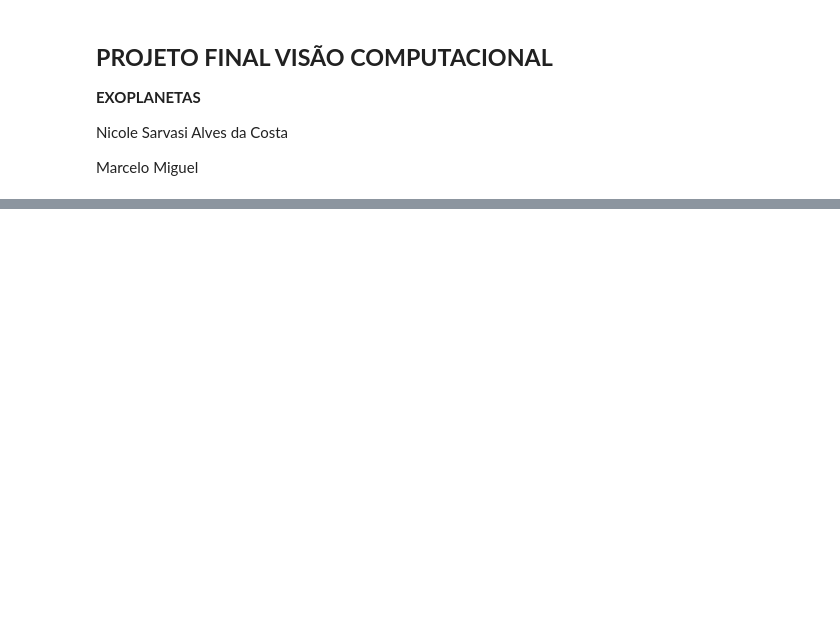
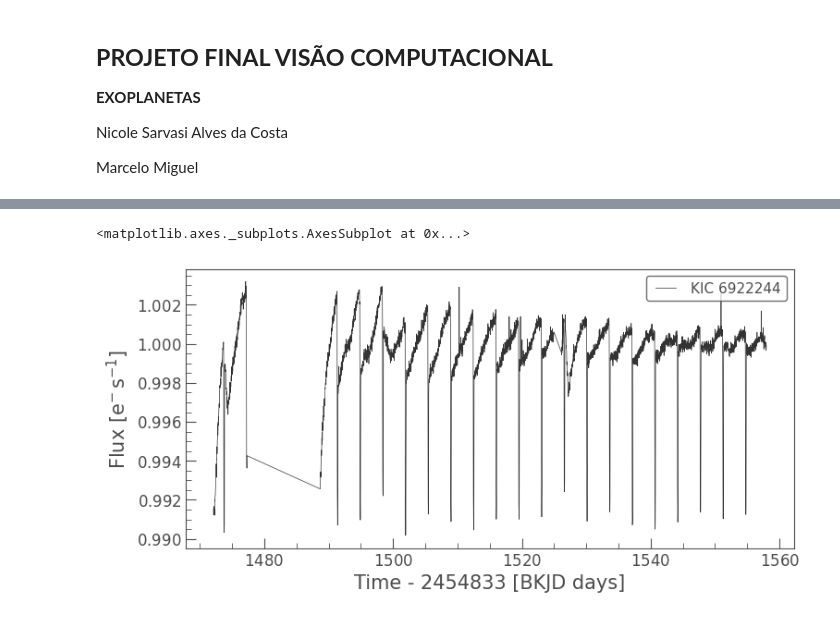
Before and after one commit to nicolecosta/exoplanetas, a Jupyter notebook: exoplanetas.ipynb, the cells around one changed output, grey strips where cells are left out. Cells and saved outputs as stored; diff of their text form; code cells hidden in the pictures; blank space fills up the shorter version.

```diff
--- a/exoplanetas.ipynb
+++ b/exoplanetas.ipynb
@@ -34,0 +55,6 @@ pixelfile.plot(frame=1);
+# %%
+flat_lc = uncorrected_lc.flatten(window_length=401)
+flat_lc.plot()
+# %% [output]
+<matplotlib.axes._subplots.AxesSubplot at 0x...>
+[figure, added]
```
Also changed, not shown: parts of 11 cells of this notebook.
